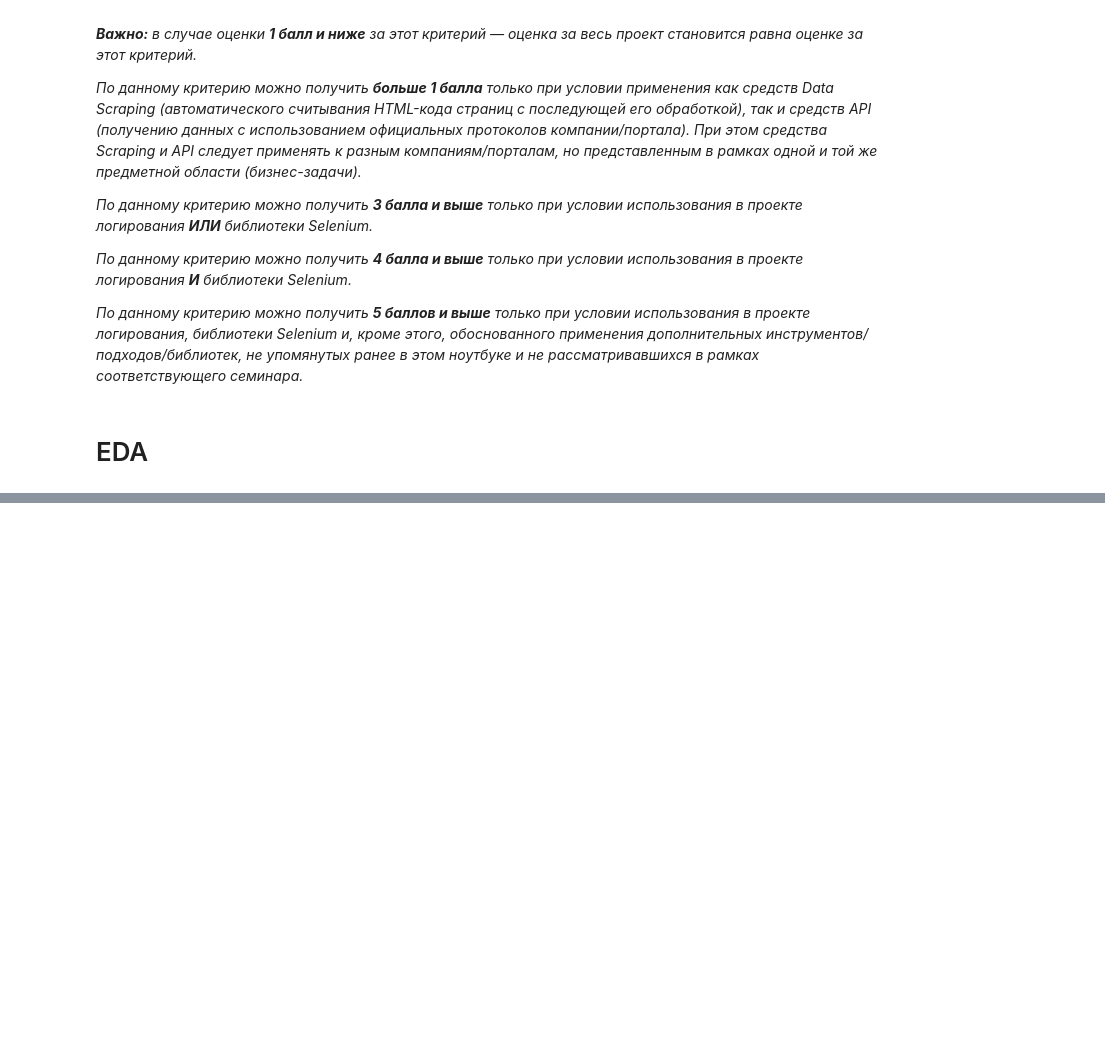
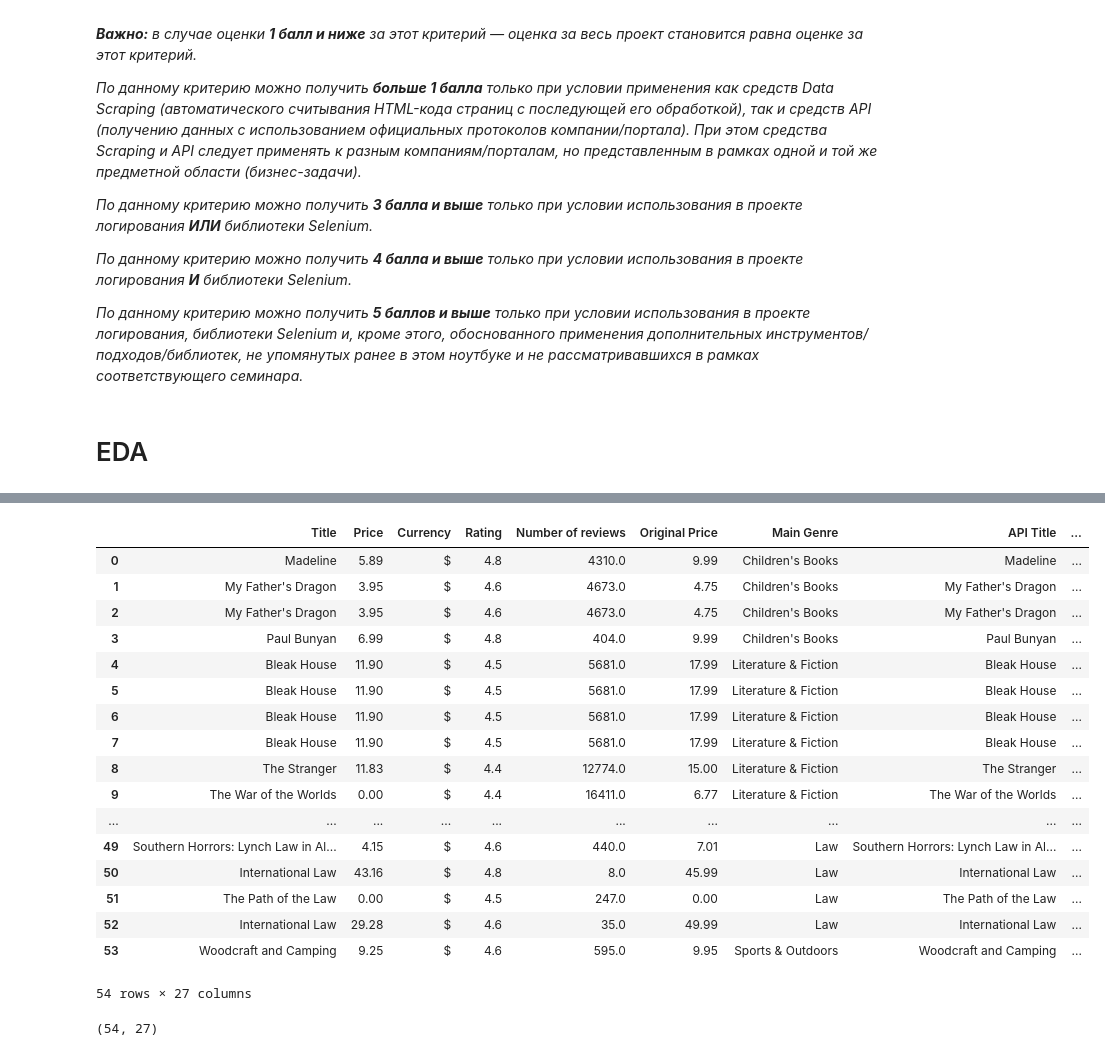
Before and after one commit to MAYBEVI4ER/GP_2, a Jupyter notebook: GP 2 - Scraping & API.ipynb, the cells around one changed output, grey strips where cells are left out. Saved outputs shown, nothing was run; the diff lists cells and outputs as text; code cells hidden in the pictures; blank space fills up the shorter version.

```diff
--- a/GP 2 - Scraping & API.ipynb
+++ b/GP 2 - Scraping & API.ipynb
@@ -186,0 +260,4 @@ import numpy as np
+# %%
+df_scrape_clean = df_scrape.drop(columns=['Unnamed: 0'])
+df_scrape_clean = df_scrape_clean.drop_duplicates()
+df_scrape_clean[df_scrape_clean['Title'] == 'The Rainbow Fish']
@@ -186,0 +268,5 @@ import numpy as np
+# %%
+df_google_api.drop(columns=['Title'], inplace=True)
+# %%
+df_merged = df_scrape_clean.merge(df_google_api, how='inner', left_on='Title', right_on='API Title').drop_duplicates()
+df_merged.shape
@@ -186,0 +281,2 @@ import numpy as np
+# %%
+df_gutendex = pd.concat([df_gutendex_api, df_gutendex_childern_api], axis=0)
@@ -186,0 +299,25 @@ import numpy as np
+# %%
+df_merged.merge(df_gutendex, how='inner', left_on='Title', right_on='title')
+# %% [output]
+|  | Title | Price | Currency | Rating | Number of reviews | Original Price | Main Genre | API Title | ... |
+| 0 | Madeline | 5.89 | $ | 4.8 | 4310.0 | 9.99 | Children's Books | Madeline | ... |
+| 1 | My Father's Dragon | 3.95 | $ | 4.6 | 4673.0 | 4.75 | Children's Books | My Father's Dragon | ... |
+| 2 | My Father's Dragon | 3.95 | $ | 4.6 | 4673.0 | 4.75 | Children's Books | My Father's Dragon | ... |
+| 3 | Paul Bunyan | 6.99 | $ | 4.8 | 404.0 | 9.99 | Children's Books | Paul Bunyan | ... |
+| 4 | Bleak House | 11.90 | $ | 4.5 | 5681.0 | 17.99 | Literature & Fiction | Bleak House | ... |
+| 5 | Bleak House | 11.90 | $ | 4.5 | 5681.0 | 17.99 | Literature & Fiction | Bleak House | ... |
+| 6 | Bleak House | 11.90 | $ | 4.5 | 5681.0 | 17.99 | Literature & Fiction | Bleak House | ... |
+| 7 | Bleak House | 11.90 | $ | 4.5 | 5681.0 | 17.99 | Literature & Fiction | Bleak House | ... |
+| 8 | The Stranger | 11.83 | $ | 4.4 | 12774.0 | 15.00 | Literature & Fiction | The Stranger | ... |
+| 9 | The War of the Worlds | 0.00 | $ | 4.4 | 16411.0 | 6.77 | Literature & Fiction | The War of the Worlds | ... |
+| ... | ... | ... | ... | ... | ... | ... | ... | ... | ... |
+| 49 | Southern Horrors: Lynch Law in Al... | 4.15 | $ | 4.6 | 440.0 | 7.01 | Law | Southern Horrors: Lynch Law in Al... | ... |
+| 50 | International Law | 43.16 | $ | 4.8 | 8.0 | 45.99 | Law | International Law | ... |
+| 51 | The Path of the Law | 0.00 | $ | 4.5 | 247.0 | 0.00 | Law | The Path of the Law | ... |
+| 52 | International Law | 29.28 | $ | 4.6 | 35.0 | 49.99 | Law | International Law | ... |
+| 53 | Woodcraft and Camping | 9.25 | $ | 4.6 | 595.0 | 9.95 | Sports & Outdoors | Woodcraft and Camping | ... |
+54 rows × 27 columns
+# %%
+df_merged.merge(df_gutendex, how='inner', left_on='Title', right_on='title').shape
+# %% [output]
+(54, 27)
```
Also changed, not shown: parts of 18 cells of this notebook, 3 other files.
